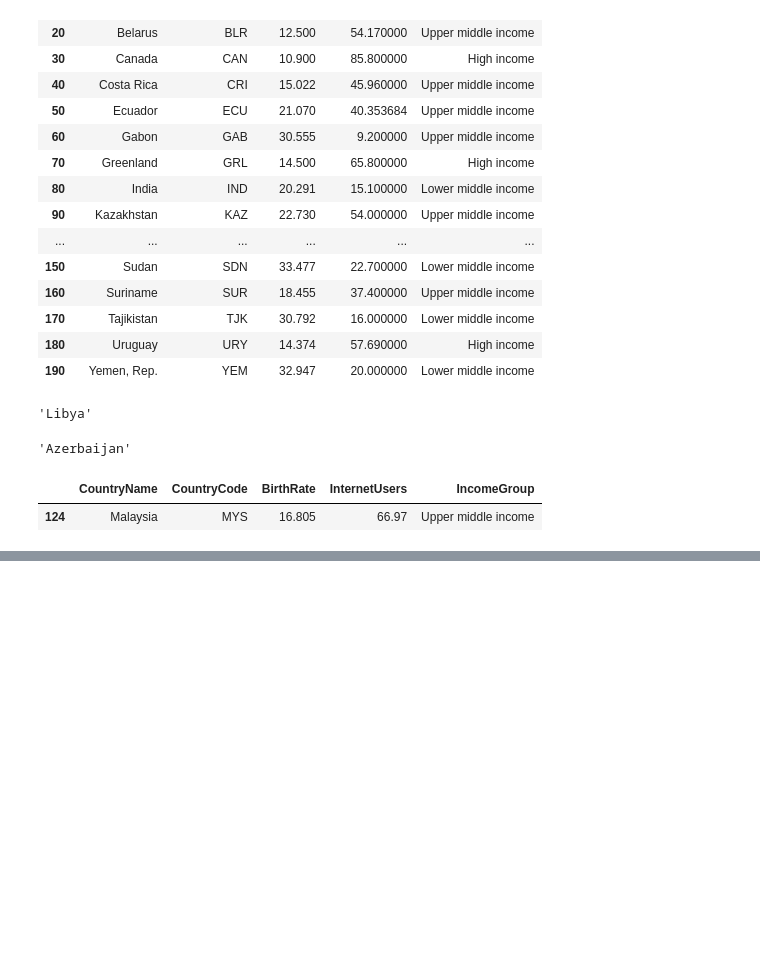
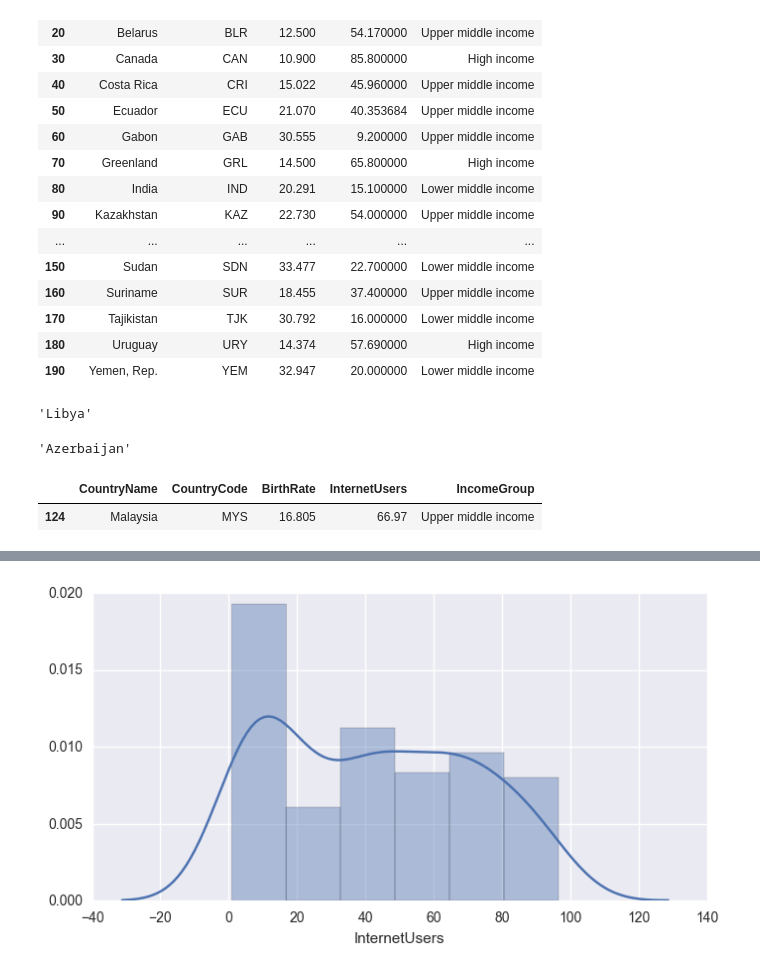
Before and after one commit to epireve/nb-projects, a Jupyter notebook: DataFrames.ipynb, the cells around one changed output, grey strips where cells are left out. Saved outputs shown, nothing was run; the diff lists cells and outputs as text; code cells hidden in the pictures; blank space fills up the shorter version.

Commit message:
Visualization with Seaborn

```diff
--- a/DataFrames.ipynb
+++ b/DataFrames.ipynb
@@ -643,0 +648,8 @@ stats[stats.CountryName == "Malaysia"]
+# %%
+import matplotlib.pyplot as plt
+import seaborn as sns
+%matplotlib inline
+plt.rcParams['figure.figsize'] = 8,4 #size of the plot canvas
+
+import warnings
+warnings.filterwarnings('ignore') # add this to ignore warning msg
@@ -643,0 +665,5 @@ stats[stats.CountryName == "Malaysia"]
+# %%
+# Distribution plot
+vis1 = sns.distplot(stats["InternetUsers"])
+# %% [output]
+[figure, added]
```
Also changed, not shown: parts of 10 cells of this notebook.
